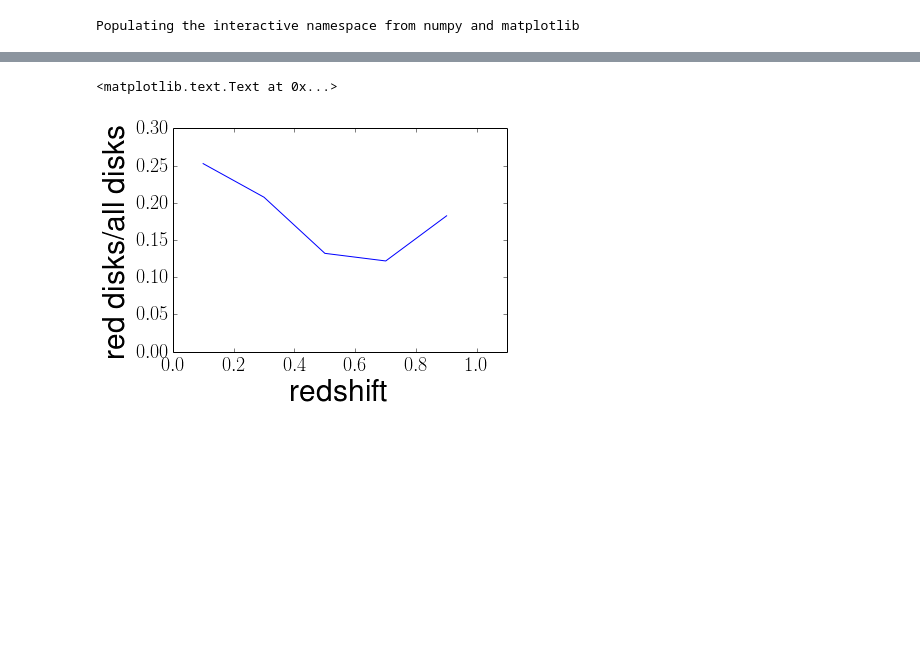
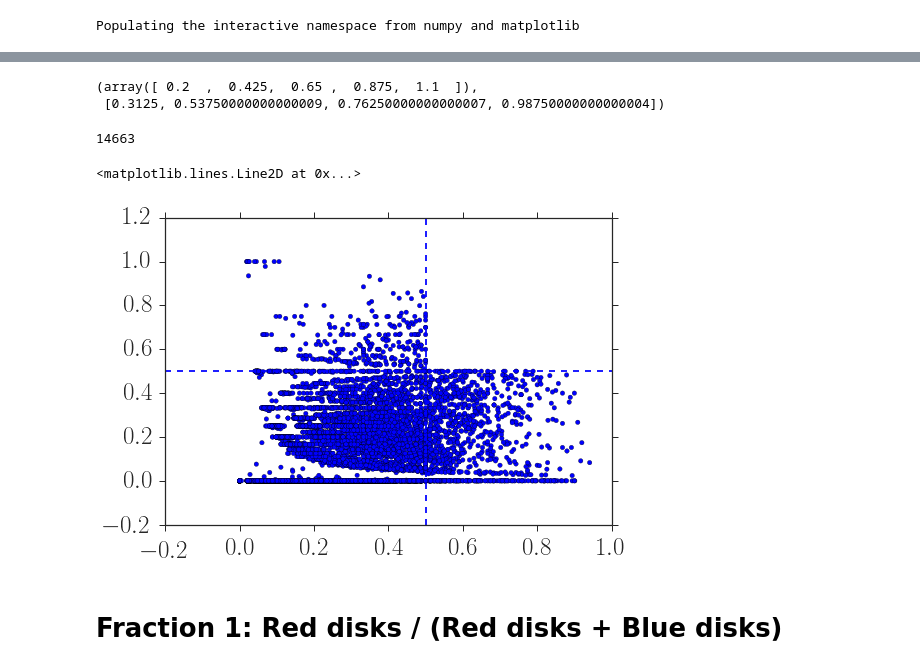
Before and after one commit to Mel23/gzh_red_disks, a Jupyter notebook: python/red_disk_fraction.ipynb, the cells around one changed output, grey strips where cells are left out. Saved outputs shown, nothing was run; the diff lists cells and outputs as text; code cells hidden in the pictures; blank space fills up the shorter version.

```diff
--- a/python/red_disk_fraction.ipynb
+++ b/python/red_disk_fraction.ipynb
@@ -27,2 +29,9 @@ mpl.rcParams['ytick.labelsize'] = 20
 # %% [output]
 Populating the interactive namespace from numpy and matplotlib
+# %%
+#load cut values from red_disk_sample:
+cuts=Table.read('../data/red_disk_cuts.fits')
+cuts['p_features_cut']=0.3
+cuts['p_edgeon_no_cut']=0.3
+cuts['mag_cut']=-13
+cuts['p_clumpy_no_cut']=0
@@ -30,21 +46,32 @@ Populating the interactive namespace from numpy and matplotlib
 #load the data - #70,198 galaxies matched between COSMOS and UV
 data=Table.read('../data/cosmos_uv_matched_catalog.fits')
 
-#load cut values from red_disk_sample:
-cuts=Table.read('../data/red_disk_cuts.fits')
-
 #GZH vote fractions
-p_features = 't01_smooth_or_features_a02_features_or_disk_best_fraction'
+p_features = 't01_smooth_or_features_a02_features_or_disk_weighted_fraction'
+p_artifact = 't01_smooth_or_features_a03_star_or_artifact_weighted_fraction'
 p_clumpy_no = 't12_clumpy_a02_no_weighted_fraction'
 p_edgeon_no = 't02_edgeon_a02_no_weighted_fraction'
 N_edgeon = 't02_edgeon_total_weight'
+f_obv = 't05_bulge_prominence_a03_obvious_weighted_fraction'
+f_dom = 't05_bulge_prominence_a04_dominant_weighted_fraction'
+p_irregular = 't08_odd_feature_a04_irregular_weighted_fraction'
+p_merger = 't08_odd_feature_a06_merger_weighted_fraction'
+p_odd = 't06_odd_a01_yes_weighted_fraction'
 
-#define disk sample
-disks = (data[p_features]>cuts['p_features_cut']) & (data[p_clumpy_no]>cuts['p_clumpy_no_cut']) & (data[p_edgeon_no]>cuts['p_edgeon_no_cut']) & (data[N_edgeon]>=cuts['N_edgeon_cut']) & (data['Z_BEST']>cuts['z_lower']) & (data['Z_BEST']<=cuts['z_upper']) & (data['MR']<cuts['mag_cut']) & (data['GZ_MU_HI']<20)
-#disks = (data[p_features]>.5)  & (data[p_edgeon_no]>cuts['p_edgeon_no_cut']) & (data[N_edgeon]>=cuts['N_edgeon_cut']) & (data['Z_BEST']>cuts['z_lower']) & (data['Z_BEST']<=cuts['z_upper'])
+#define disk sample (face-on, not irregular, not merging, in volume limit)
+disks_1 = (data[p_features]>0.3) & (data[p_edgeon_no]>cuts['p_edgeon_no_cut']) & (data[N_edgeon]>=cuts['N_edgeon_cut']) & (data['MR']<cuts['mag_cut'])
+#elliptcals: low p_features, in volume limit
+ellipticals = (data[p_features]<=cuts['p_features_cut']) & (data['MR']<cuts['mag_cut']) & (data[p_artifact]<.5)
 
-print 'Number of disks: %s'%len(data[disks])
+mergers = (data[p_odd]>0.5) & (data[p_merger]>0.5) & disks_1
+irregulars = (data[p_odd]>0.5) & (data[p_irregular]>0.5) & disks_1
 
 #define red sequence
-red_sequence = (data['classification']==0)
-blue_cloud = (data['classification']==1)
+red_sequence = (data['activity_type']==1)
+blue_cloud = (data['activity_type']==0)
+
+#parameters calculated using B&C models
+a1 = [0.38,0.27,0.16,0.05]
+a2 = [0.14,0.10,0.06,0.02]
+
+disks = (disks_1 != (irregulars | mergers)) #final disk definition - excludes irregulars and active mergers !!
@@ -127,9 +78,28 @@ red_bins = [.1,.3,.5,.7,.9]
-# %%
-plt.plot(red_bins,f_list)
-plt.ylim(0,.3)
-plt.xlim(0,1.1)
-plt.xlabel('redshift',fontsize = 30)
-plt.ylabel('red disks/all disks', fontsize=30)
-# %% [output]
-<matplotlib.text.Text at 0x...>
-[figure, removed]
+# %%
+disks = (disks_1 != (irregulars | mergers))
+# %%
+z_edges=np.linspace(0.2,1.1,5)
+z_centers = []
+for i in range(0,len(z_edges)-1):
+    z_centers.append((z_edges[i]+z_edges[i+1])/2)
+
+z_edges,z_centers
+# %% [output]
+(array([ 0.2  ,  0.425,  0.65 ,  0.875,  1.1  ]),
+ [0.3125, 0.53750000000000009, 0.76250000000000007, 0.98750000000000004])
+# %%
+edges = [10.1,10.4,10.7,11,11.3]
+
+mass_cut = (data['mass_med'] >= edges[0]) & (data['mass_med'] <= edges[-1])
+z_lim = (data['Z_BEST'] >= z_edges[0]) & (data['Z_BEST'] <= z_edges[-1])
+
+len(data[disks & mass_cut & z_lim ])+len(data[ellipticals & mass_cut & z_lim])
+# %% [output]
+14663
+# %%
+plt.scatter(data[disks][p_odd],data[disks][p_merger])
+plt.axvline(.5,ls='dashed')
+plt.axhline(.5,ls='dashed')
+# %% [output]
+<matplotlib.lines.Line2D at 0x...>
+[figure, added]
@@ -135,0 +123,2 @@ plt.ylabel('red disks/all disks', fontsize=30)
+# %% [markdown]
+# Fraction 1: Red disks / (Red disks + Blue disks)
```
Also changed, not shown: parts of 27 cells of this notebook, 2 other files.
